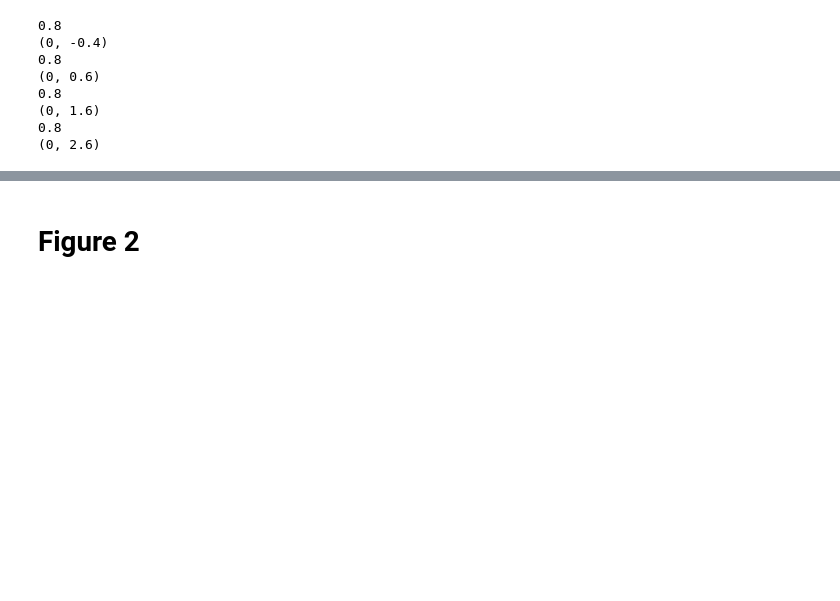
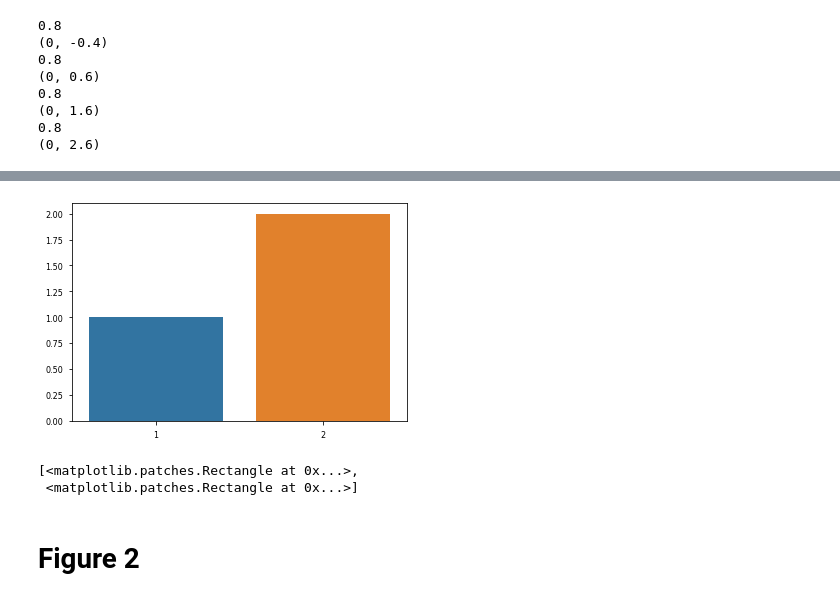
Before and after one commit to AlmaasLab/BiGMeC, a Jupyter notebook: Notebooks/figures.ipynb, the cells around one changed output, grey strips where cells are left out. Drawn from its saved outputs; the diff is of its cells as text; code cells hidden in the pictures; blank space fills up the shorter version.

```diff
--- a/Notebooks/figures.ipynb
+++ b/Notebooks/figures.ipynb
@@ -47,0 +149,4 @@ for bar in b.patches:
+# %%
+b = sns.barplot([1,2], [1,2])
+# %% [output]
+[figure, added]
@@ -47,0 +155,5 @@ for bar in b.patches:
+# %%
+b.patches
+# %% [output]
+[<matplotlib.patches.Rectangle at 0x...>,
+ <matplotlib.patches.Rectangle at 0x...>]
```
Also changed, not shown: parts of 29 cells of this notebook, 5 other files.
